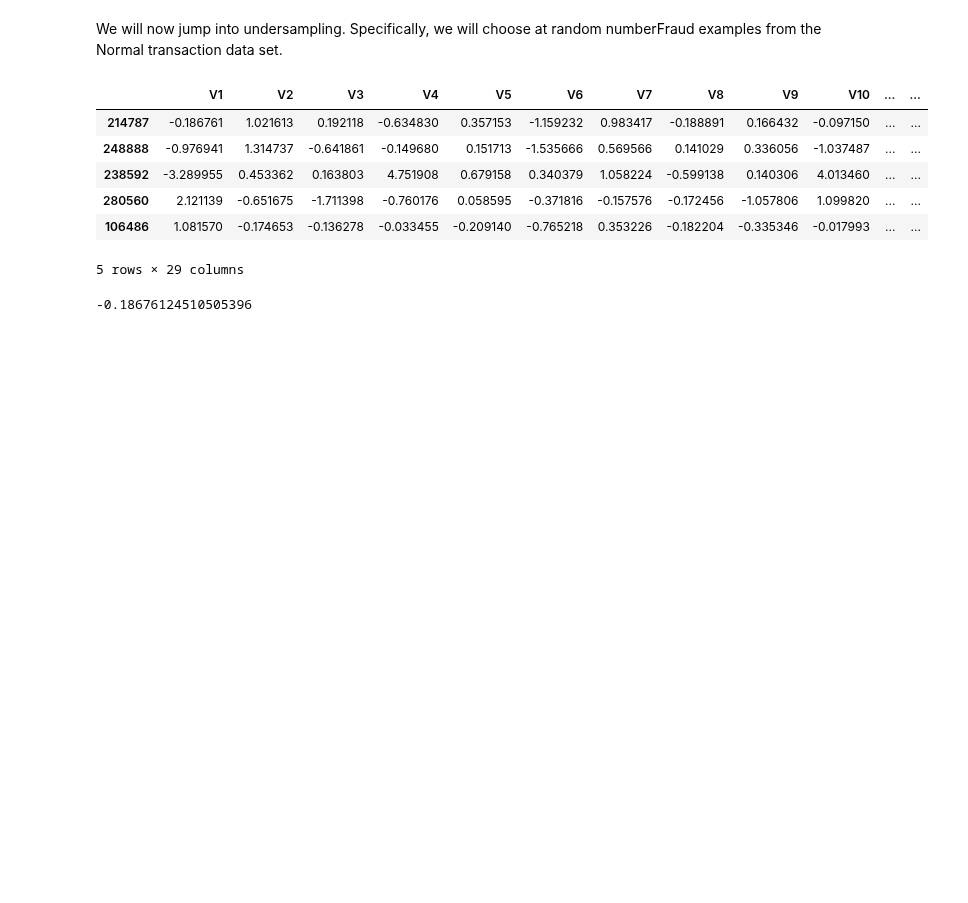
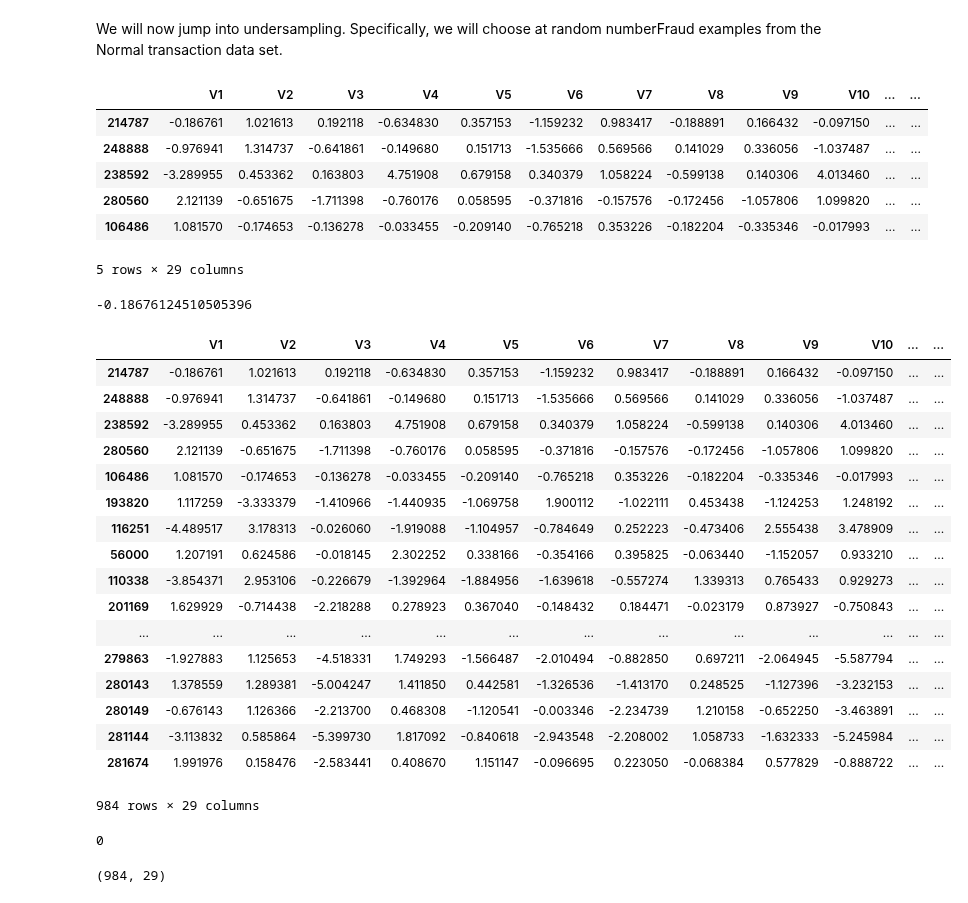
Before and after one commit to sushant2811/CreditCardFraudDetection, a Jupyter notebook: CreditCardFraudDetection.ipynb, the cells around one changed output. Drawn from its saved outputs; the diff is of its cells as text; code cells hidden in the pictures; blank space fills up the shorter version.

Commit message:
concanating the undersampled normal set with fraud set

```diff
--- a/CreditCardFraudDetection.ipynb
+++ b/CreditCardFraudDetection.ipynb
@@ -458,3 +458,34 @@ underSampleNormalX.iloc[0,0]
 -0.18676124510505396
 # %%
 underSampleNormalY = NormalTransactionModY.sample(n = numberFraud)
+# %%
+underSampleNormPlusFraudX = pd.concat([underSampleNormalX, FraudTransactionModX])
+# %%
+underSampleNormPlusFraudX
+# %% [output]
+|  | V1 | V2 | V3 | V4 | V5 | V6 | V7 | V8 | V9 | V10 | ... | ... |
+| 214787 | -0.186761 | 1.021613 | 0.192118 | -0.634830 | 0.357153 | -1.159232 | 0.983417 | -0.188891 | 0.166432 | -0.097150 | ... | ... |
+| 248888 | -0.976941 | 1.314737 | -0.641861 | -0.149680 | 0.151713 | -1.535666 | 0.569566 | 0.141029 | 0.336056 | -1.037487 | ... | ... |
+| 238592 | -3.289955 | 0.453362 | 0.163803 | 4.751908 | 0.679158 | 0.340379 | 1.058224 | -0.599138 | 0.140306 | 4.013460 | ... | ... |
+| 280560 | 2.121139 | -0.651675 | -1.711398 | -0.760176 | 0.058595 | -0.371816 | -0.157576 | -0.172456 | -1.057806 | 1.099820 | ... | ... |
+| 106486 | 1.081570 | -0.174653 | -0.136278 | -0.033455 | -0.209140 | -0.765218 | 0.353226 | -0.182204 | -0.335346 | -0.017993 | ... | ... |
+| 193820 | 1.117259 | -3.333379 | -1.410966 | -1.440935 | -1.069758 | 1.900112 | -1.022111 | 0.453438 | -1.124253 | 1.248192 | ... | ... |
+| 116251 | -4.489517 | 3.178313 | -0.026060 | -1.919088 | -1.104957 | -0.784649 | 0.252223 | -0.473406 | 2.555438 | 3.478909 | ... | ... |
+| 56000 | 1.207191 | 0.624586 | -0.018145 | 2.302252 | 0.338166 | -0.354166 | 0.395825 | -0.063440 | -1.152057 | 0.933210 | ... | ... |
+| 110338 | -3.854371 | 2.953106 | -0.226679 | -1.392964 | -1.884956 | -1.639618 | -0.557274 | 1.339313 | 0.765433 | 0.929273 | ... | ... |
+| 201169 | 1.629929 | -0.714438 | -2.218288 | 0.278923 | 0.367040 | -0.148432 | 0.184471 | -0.023179 | 0.873927 | -0.750843 | ... | ... |
+| ... | ... | ... | ... | ... | ... | ... | ... | ... | ... | ... | ... | ... |
+| 279863 | -1.927883 | 1.125653 | -4.518331 | 1.749293 | -1.566487 | -2.010494 | -0.882850 | 0.697211 | -2.064945 | -5.587794 | ... | ... |
+| 280143 | 1.378559 | 1.289381 | -5.004247 | 1.411850 | 0.442581 | -1.326536 | -1.413170 | 0.248525 | -1.127396 | -3.232153 | ... | ... |
+| 280149 | -0.676143 | 1.126366 | -2.213700 | 0.468308 | -1.120541 | -0.003346 | -2.234739 | 1.210158 | -0.652250 | -3.463891 | ... | ... |
+| 281144 | -3.113832 | 0.585864 | -5.399730 | 1.817092 | -0.840618 | -2.943548 | -2.208002 | 1.058733 | -1.632333 | -5.245984 | ... | ... |
+| 281674 | 1.991976 | 0.158476 | -2.583441 | 0.408670 | 1.151147 | -0.096695 | 0.223050 | -0.068384 | 0.577829 | -0.888722 | ... | ... |
+984 rows × 29 columns
+# %%
+dfMod.loc[245024, 'Class']
+# %% [output]
+0
+# %%
+underSampleNormPlusFraudX.shape
+# %% [output]
+(984, 29)
```
Also changed, not shown: parts of 2 cells of this notebook.
